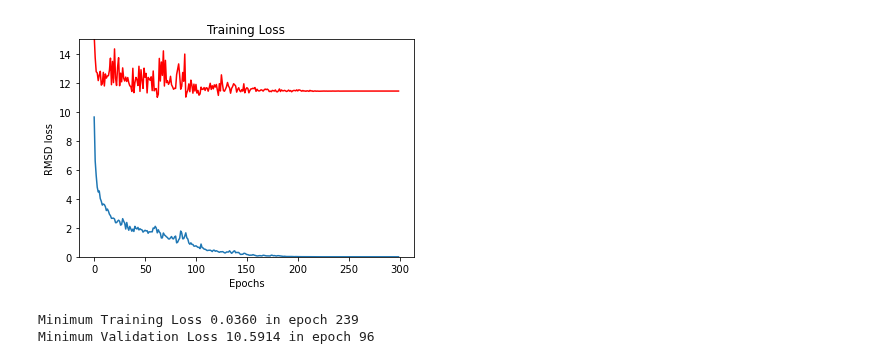
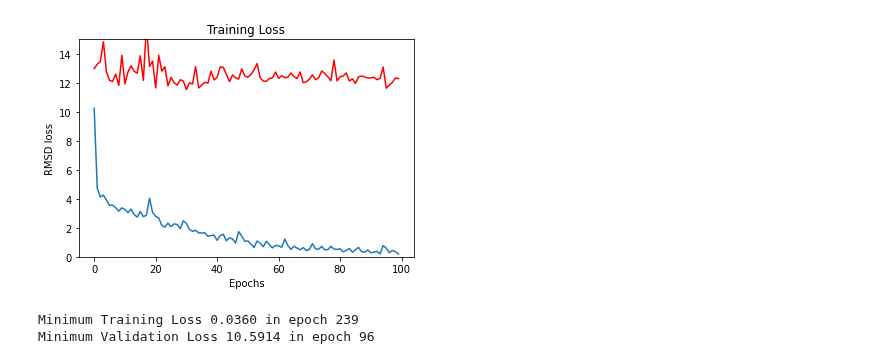
Before and after one commit to milang9/3d_classifier, a Jupyter notebook: 3d_classifier.ipynb, the cells around one changed output. Saved outputs shown, nothing was run; the diff lists cells and outputs as text; code cells hidden in the pictures.

```diff
--- a/3d_classifier.ipynb
+++ b/3d_classifier.ipynb
@@ -67,7 +69,7 @@ def load_cg_file(file):
             connections[elem] = cg.connections(elem)
     return coord_dict, twist_dict, connections
 
-def build_dgl_graph(coord_dict, twist_dict, connections):
+def build_dgl_graph(coord_dict, twist_dict, connections, device):
     #dictionary to convert type
     type_transl = {
         "h": [1, 0, 0, 0, 0, 0],
@@ -109,7 +111,7 @@ def build_dgl_graph(coord_dict, twist_dict, connections):
         if elem in twist_dict:
             graph.ndata["twist"][num_graph[elem]] = th.tensor(np.concatenate(twist_dict[elem]), dtype=th.float32)
 
-    return graph
+    return graph.to(device)
 # %%
 #create a dict with name and rmsd as labels
 def get_rmsd_dict(rmsd_list):
@@ -124,9 +126,10 @@ def get_rmsd_dict(rmsd_list):
 
 from dgl.data import DGLDataset
 class CGDataset(DGLDataset):
-    def __init__(self, directory, rmsd_list):
+    def __init__(self, directory, rmsd_list, device):
         self.file_path = directory
         self.rmsd_list = rmsd_list
+        self.device = device
         super(CGDataset, self).__init__(name="cgRNA")
 
 
@@ -145,10 +148,10 @@ class CGDataset(DGLDataset):
 
         for struc in files:
             coord_dict, twist_dict, connections = load_cg_file(os.path.join(self.file_path, struc))
-            graph = build_dgl_graph(coord_dict, twist_dict, connections)
-            self.graphs.append(build_dgl_graph(coord_dict, twist_dict, connections))
+            #graph = build_dgl_graph(coord_dict, twist_dict, connections, self.device)
+            self.graphs.append(build_dgl_graph(coord_dict, twist_dict, connections, self.device))
 
-        self.labels = th.tensor(self.labels)
+        self.labels = th.tensor(self.labels).to(self.device)
 
     def __getitem__(self, i):
         return self.graphs[i], self.labels[i]
@@ -245,13 +248,13 @@ import dgl.dataloading as dtl
 training_dir = "./data/training_set"
 rmsd_list = "./data/train_rmsd_list.txt"
 
-training_dataset = CGDataset(training_dir, rmsd_list)
+training_dataset = CGDataset(training_dir, rmsd_list, device)
 # %%
 #Validation Set
 val_dir = "./data/val_set"
 val_rmsd = "./data/val_rmsd_list.txt"
 
-val_dataset = CGDataset(val_dir, val_rmsd)
+val_dataset = CGDataset(val_dir, val_rmsd, device)
 
 val_dataloader = dtl.pytorch.GraphDataLoader(val_dataset)
 # %%
@@ -262,16 +265,17 @@ model = CG_Classifier(
     num_features=3 #len(graph.ndata)
 )
 
-epochs = 300
+model.to(device)
 
-b_size = 32
+epochs = 100
+
+b_size = 64
 train_dataloader = dtl.pytorch.GraphDataLoader(training_dataset, batch_size=b_size, shuffle=True)
 
+
 opt = th.optim.Adam(model.parameters(), lr=1e-3) #SGD(model.parameters(), lr=1e-2, momentum=0.9) #
-scheduler = th.optim.lr_scheduler.OneCycleLR(opt, max_lr=1e-3, steps_per_epoch=len(train_dataloader), epochs=epochs)  #CosineAnnealingWarmRestarts(opt, T_0=80)
+scheduler = th.optim.lr_scheduler.CosineAnnealingWarmRestarts(opt, T_0=50) #OneCycleLR(opt, max_lr=1e-3, steps_per_epoch=len(train_dataloader), epochs=epochs)  #
 model.train()
-
-
 
 
 #training setup
@@ -295,8 +299,8 @@ for epoch in range(epochs):
         opt.step()
         epoch_loss += loss.detach().item()
 
-        #apply lr changes according to scheme
-        scheduler.step()
+    #apply lr changes according to scheme
+    scheduler.step()
 
     epoch_loss /= (iter + 1)
     epoch_losses.append(epoch_loss)
@@ -355,4 +359,4 @@ Minimum Validation Loss 11.0028 in epoch 62
-[figure, old version]
+[figure, new version]
 # %%
 #store training run data
 
```
Also changed, not shown: parts of 8 cells of this notebook, 1 other file.
